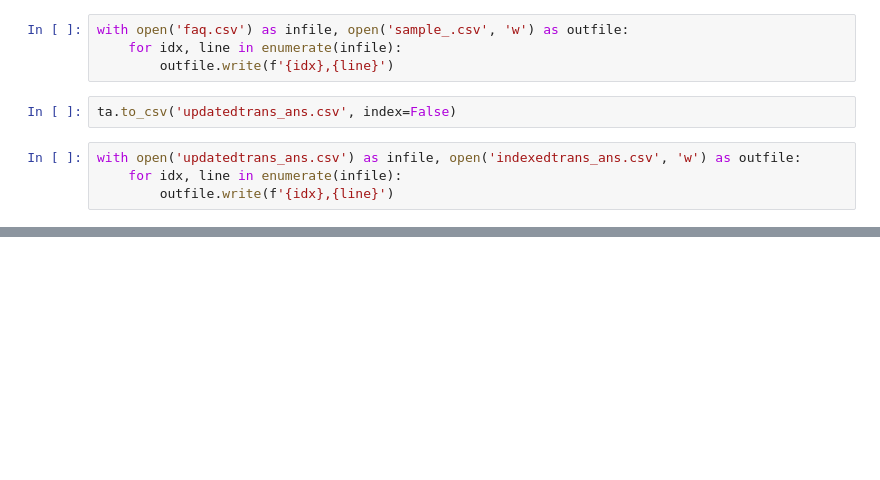
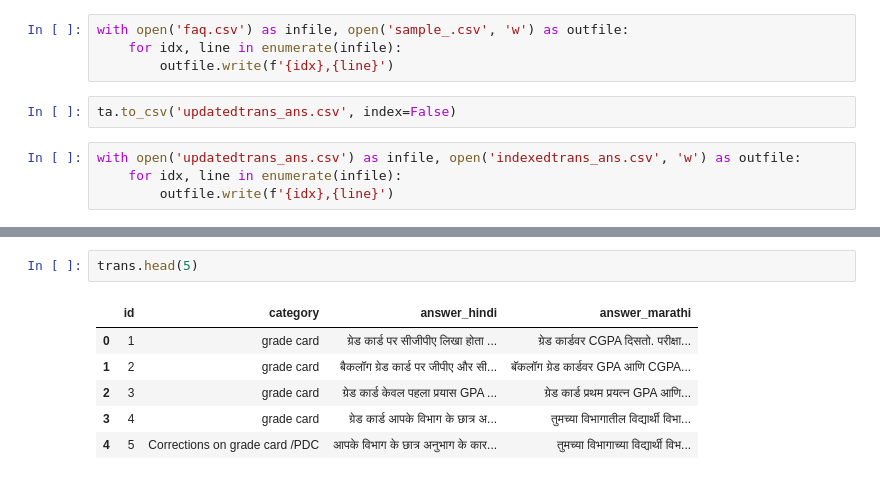
Before and after one commit to tanmaypanda-14/samvadhini, a Jupyter notebook: react-projects/samvadhini/api/test.ipynb, the cells around one changed output, grey strips where cells are left out. Cells and saved outputs as stored; diff of their text form; blank space fills up the shorter version.

```diff
--- a/react-projects/samvadhini/api/test.ipynb
+++ b/react-projects/samvadhini/api/test.ipynb
@@ -57,0 +70,9 @@ with open('updatedtrans_ans.csv') as infile, open('indexedtrans_ans.csv', 'w') a
+# %%
+trans.head(5)
+# %% [output]
+|  | id | category | answer_hindi | answer_marathi |
+| 0 | 1 | grade card | ग्रेड कार्ड पर सीजीपीए लिखा होता ... | ग्रेड कार्डवर CGPA दिसतो. परीक्षा... |
+| 1 | 2 | grade card | बैकलॉग ग्रेड कार्ड पर जीपीए और सी... | बॅकलॉग ग्रेड कार्डवर GPA आणि CGPA... |
+| 2 | 3 | grade card | ग्रेड कार्ड केवल पहला प्रयास GPA ... | ग्रेड कार्ड प्रथम प्रयत्न GPA आणि... |
+| 3 | 4 | grade card | ग्रेड कार्ड आपके विभाग के छात्र अ... | तुमच्या विभागातील विद्यार्थी विभा... |
+| 4 | 5 | Corrections on grade card /PDC | आपके विभाग के छात्र अनुभाग के कार... | तुमच्या विभागाच्या विद्यार्थी विभ... |
```
Also changed, not shown: parts of 13 cells of this notebook, 5 other files.
